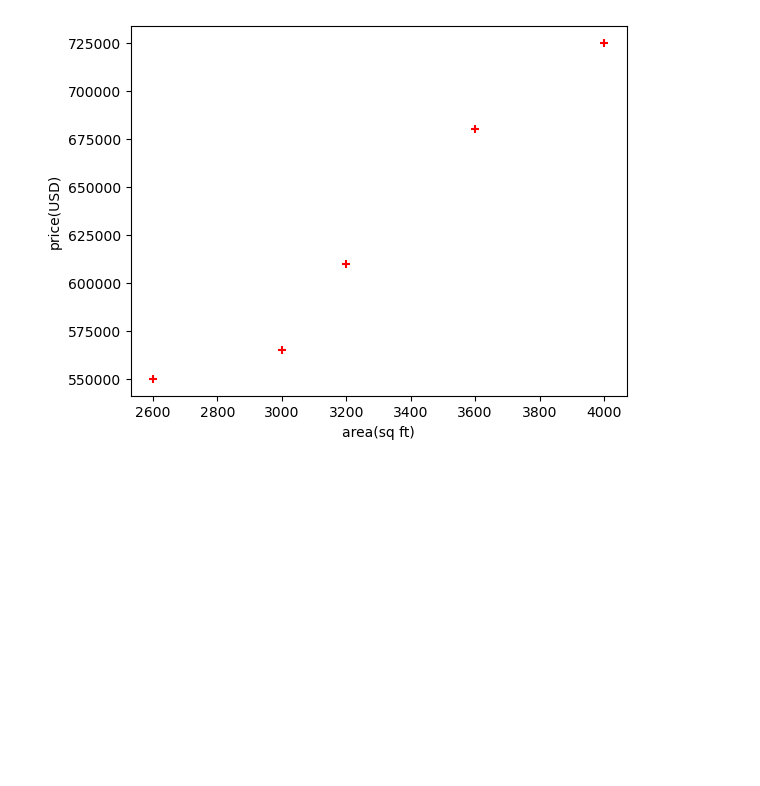
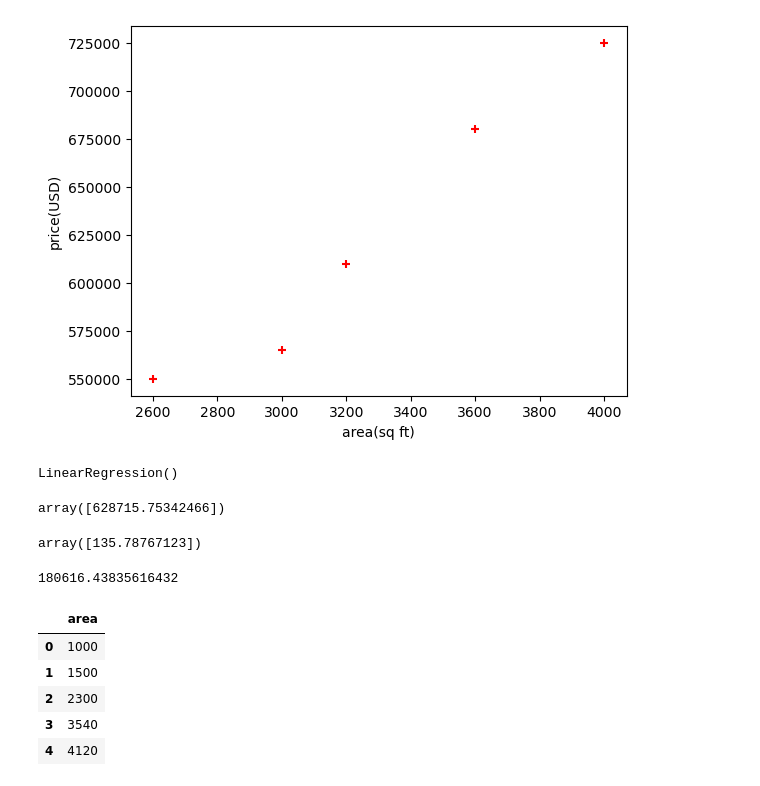
Before and after one commit to Aifedayo/data-science-maths, a Jupyter notebook: simple-linear-regression.ipynb, the cells around one changed output. Drawn from its saved outputs; the diff is of its cells as text; code cells hidden in the pictures; blank space fills up the shorter version.

```diff
--- a/simple-linear-regression.ipynb
+++ b/simple-linear-regression.ipynb
@@ -26,3 +26,34 @@ plt.ylabel("price(USD)")
 plt.scatter(df.area, df.price, color='red', marker='+');
 # %% [output]
 [figure]
+# %%
+reg = linear_model.LinearRegression()
+
+reg.fit(df[["area"]], df.price)
+# %% [output]
+LinearRegression()
+# %%
+# Predict the price of home
+reg.predict([[3300]])
+# %% [output]
+array([628715.75342466])
+# %%
+reg.coef_
+# %% [output]
+array([135.78767123])
+# %%
+reg.intercept_
+# %% [output]
+180616.43835616432
+# %%
+"Use the same regression instance to predict the prices for a Series of Area"
+
+df_area = pd.read_csv("/home/akeemlag/Downloads/areas.csv")
+df_area.head()
+# %% [output]
+|  | area |
+| 0 | 1000 |
+| 1 | 1500 |
+| 2 | 2300 |
+| 3 | 3540 |
+| 4 | 4120 |
```
Also changed, not shown: parts of 3 cells of this notebook.
